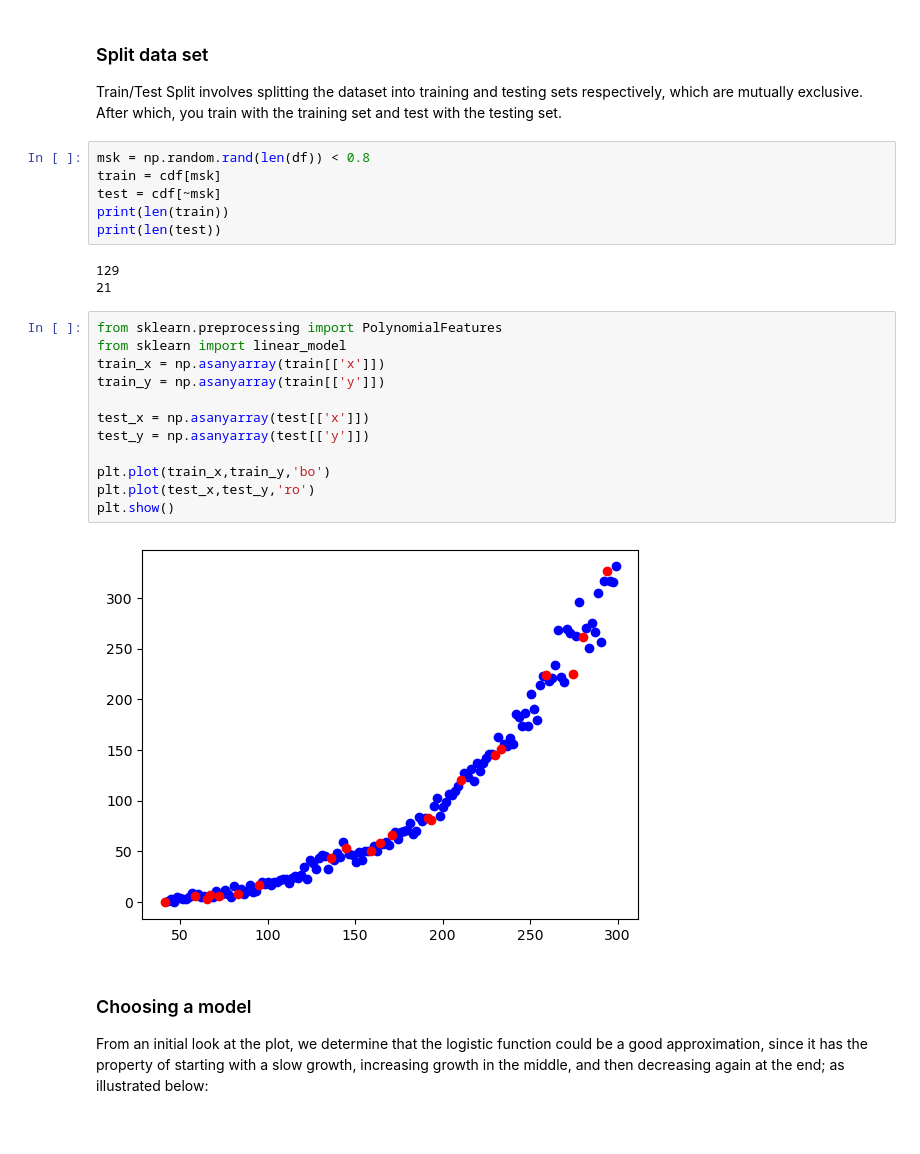
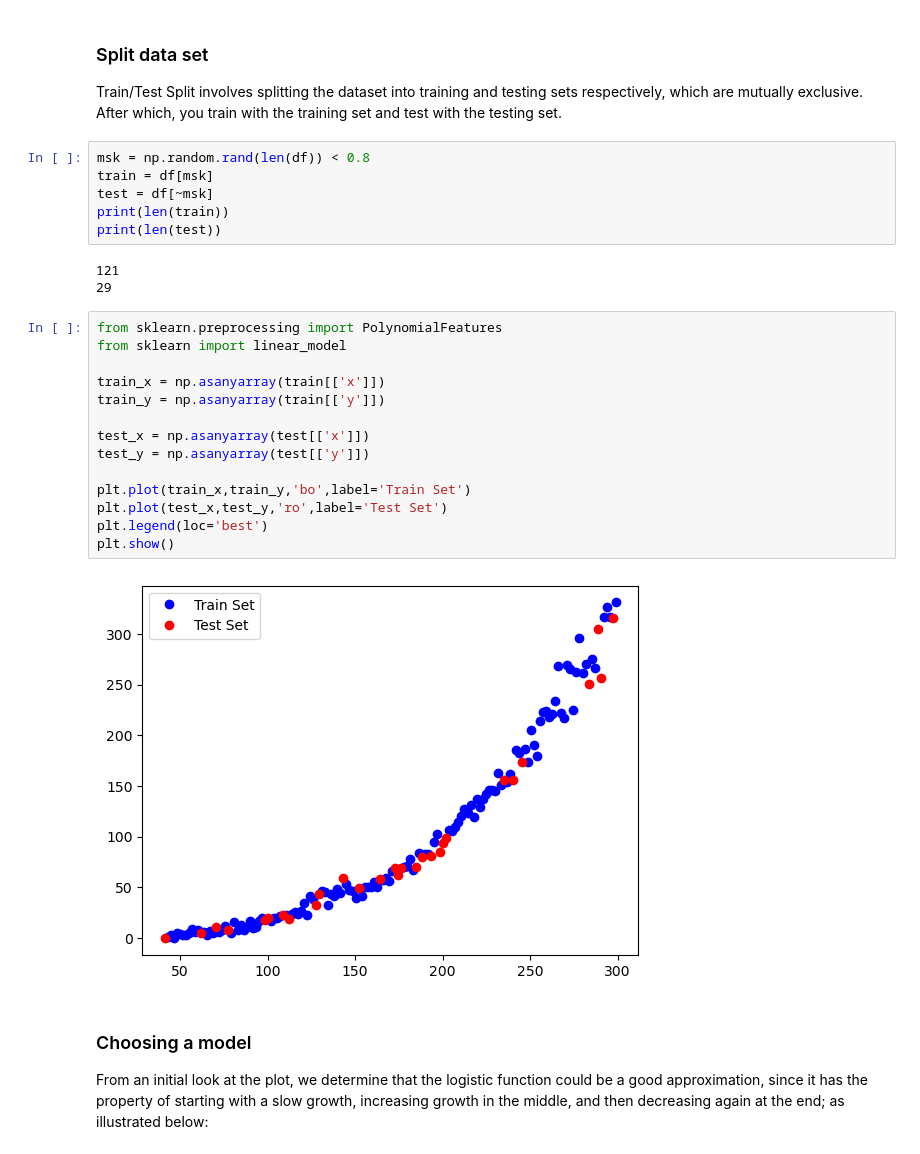
Before and after one commit to mehranghoorbani/soft-computing, a Jupyter notebook: Reg-NoneLinearRegression.ipynb, the cells around one changed output. Cells and saved outputs as stored; diff of their text form.

```diff
--- a/Reg-NoneLinearRegression.ipynb
+++ b/Reg-NoneLinearRegression.ipynb
@@ -199,27 +199,29 @@ cdf.head(9)
 Train/Test Split involves splitting the dataset into training and testing sets respectively, which are mutually exclusive. After which, you train with the training set and test with the testing set.
 # %%
 msk = np.random.rand(len(df)) < 0.8
-train = cdf[msk]
-test = cdf[~msk]
+train = df[msk]
+test = df[~msk]
 print(len(train))
 print(len(test))
 # %% [output]
-129
-21
+121
+29
 # %%
 from sklearn.preprocessing import PolynomialFeatures
 from sklearn import linear_model
+
 train_x = np.asanyarray(train[['x']])
 train_y = np.asanyarray(train[['y']])
 
 test_x = np.asanyarray(test[['x']])
 test_y = np.asanyarray(test[['y']])
 
-plt.plot(train_x,train_y,'bo')
-plt.plot(test_x,test_y,'ro')
+plt.plot(train_x,train_y,'bo',label='Train Set')
+plt.plot(test_x,test_y,'ro',label='Test Set')
+plt.legend(loc='best')
 plt.show()
 # %% [output]
-[figure, old version]
+[figure, new version]
 # %% [markdown]
 ### Choosing a model
 
```
Also changed, not shown: parts of 9 cells of this notebook, 3 other files.
